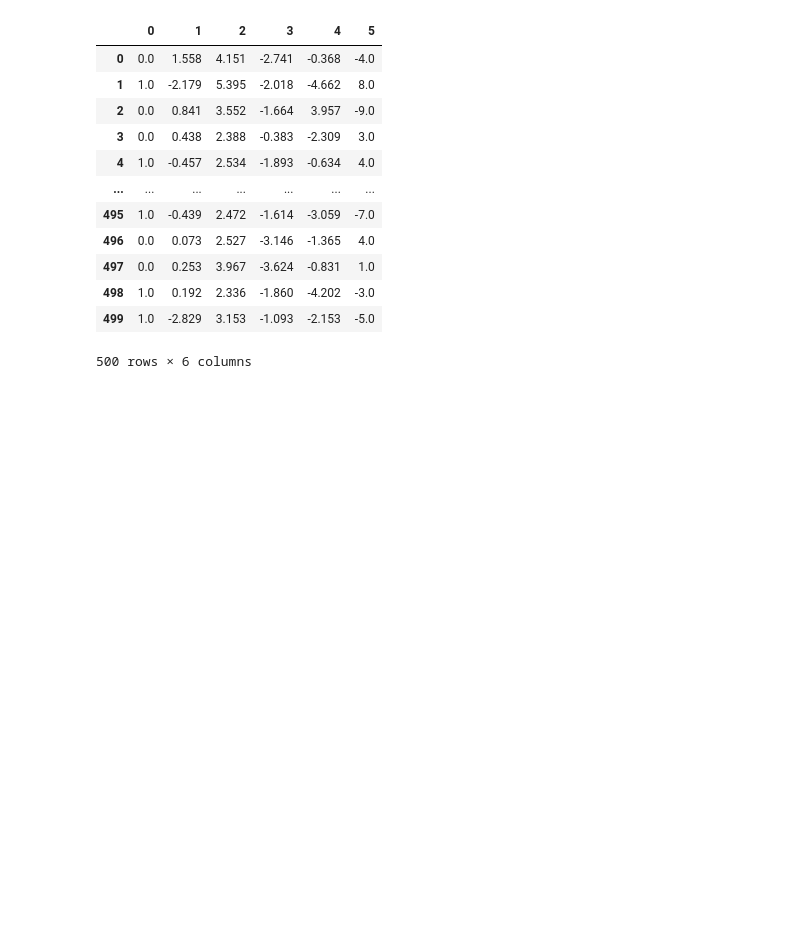
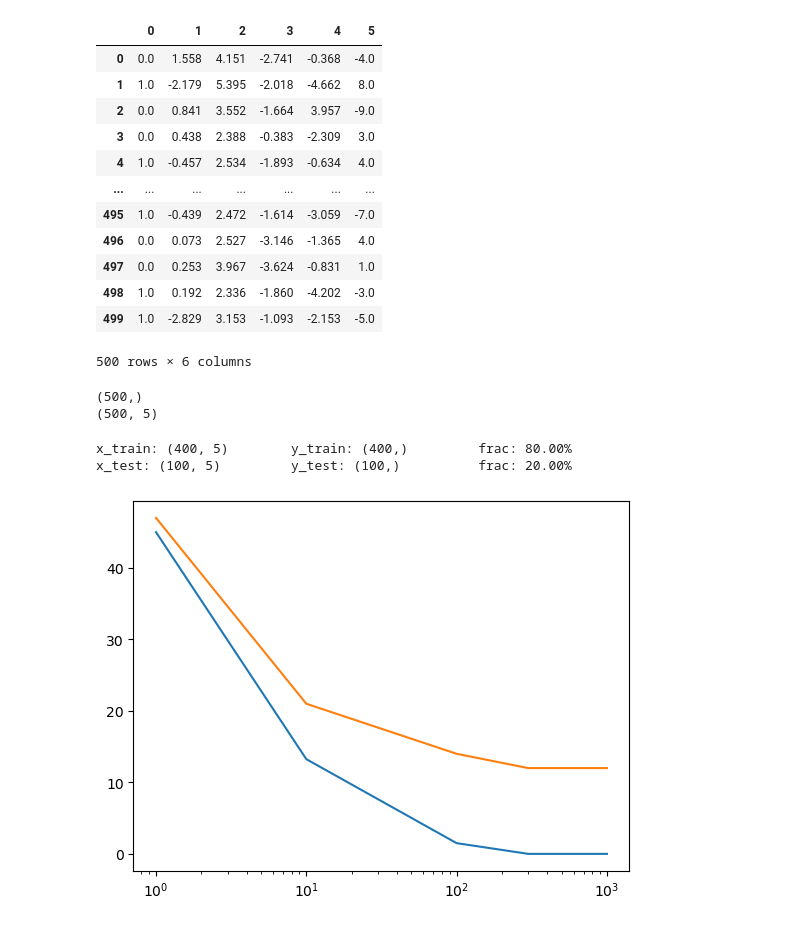
Before and after one commit to jp-ga/ml-1, a Jupyter notebook: hw2/p3.ipynb, the cells around one changed output. Cells and saved outputs as stored; diff of their text form; code cells hidden in the pictures; blank space fills up the shorter version.

```diff
--- a/hw2/p3.ipynb
+++ b/hw2/p3.ipynb
@@ -56,3 +82,37 @@ dset1
 | 498 | 1.0 | 0.192 | 2.336 | -1.860 | -4.202 | -3.0 |
 | 499 | 1.0 | -2.829 | 3.153 | -1.093 | -2.153 | -5.0 |
 500 rows × 6 columns
+# %%
+y1 = dset1.iloc[:, 0]
+X1 = dset1.iloc[:, 1:]
+print(y1.shape)
+print(X1.shape)
+# %% [output]
+(500,)
+(500, 5)
+# %%
+X1_train, X1_test, y1_train, y1_test = train_test_split(
+    X1, y1, test_size=0.20)
+print(f'x_train: {X1_train.shape}\t y_train: {y1_train.shape}\t frac: {y1_train.shape[0]/y1.shape[0]*100:.2f}%')
+print(f'x_test: {X1_test.shape}\t y_test: {y1_test.shape}\t\t frac: {y1_test.shape[0]/y1.shape[0]*100:.2f}%')
+# %% [output]
+x_train: (400, 5)        y_train: (400,)         frac: 80.00%
+x_test: (100, 5)         y_test: (100,)          frac: 20.00%
+# %%
+train_accuracy_1 = np.zeros(len(n_trees))
+test_accuracy_1 = np.zeros(len(n_trees))
+
+for i, n_t in enumerate(n_trees):
+    model = GradientBoostingClassifier(
+        loss='exponential',
+        n_estimators = n_t,
+        random_state = 0
+    ).fit(X1_train, y1_train)
+    train_accuracy_1[i] = model.score(X1_train, y1_train)
+    test_accuracy_1[i] = model.score(X1_test, y1_test)
+# %%
+plt.plot(n_trees, (1-train_accuracy_1)*100)
+plt.plot(n_trees, (1-test_accuracy_1)*100)
+plt.xscale('log')
+# %% [output]
+[figure, added]
```
Also changed, not shown: parts of 4 cells of this notebook.
